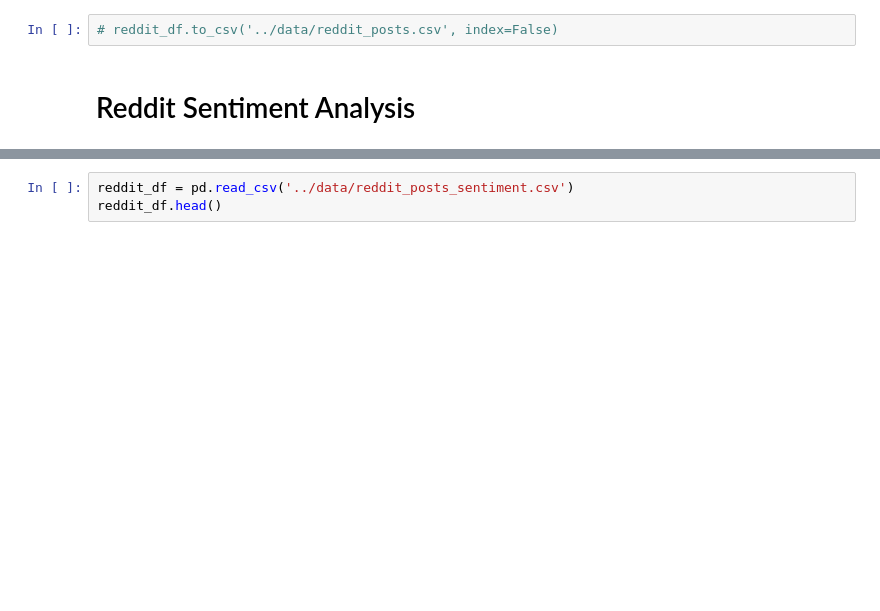
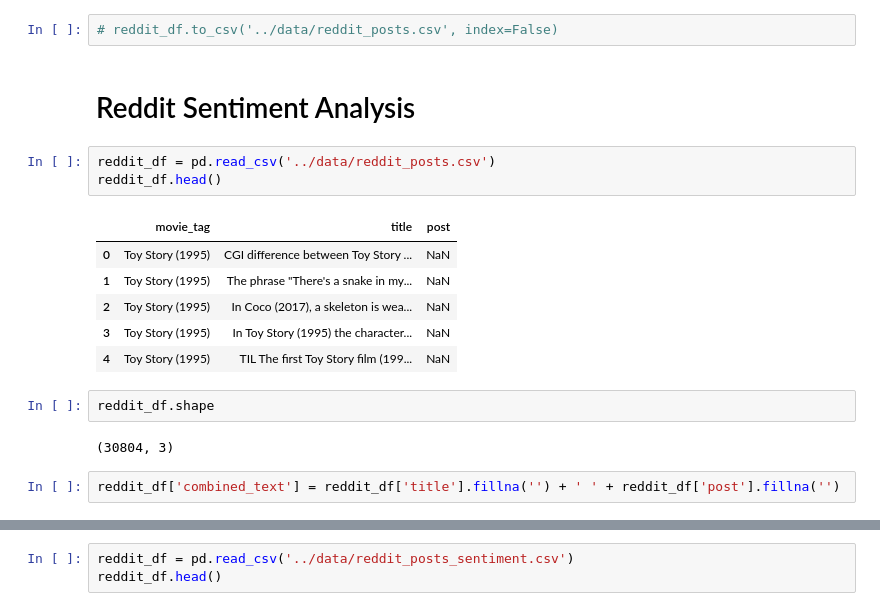
Before and after one commit to HemantRajSingh/collaborative-hybrid-recommender, a Jupyter notebook: notebooks/data_exploration.ipynb, the cells around one changed output, grey strips where cells are left out. Cells and saved outputs as stored; diff of their text form; blank space fills up the shorter version.

```diff
--- a/notebooks/data_exploration.ipynb
+++ b/notebooks/data_exploration.ipynb
@@ -360,3 +360,19 @@ def pull_reddit_posts(movie_tags):
 # reddit_df.to_csv('../data/reddit_posts.csv', index=False)
 # %% [markdown]
 # Reddit Sentiment Analysis
+# %%
+reddit_df = pd.read_csv('../data/reddit_posts.csv')
+reddit_df.head()
+# %% [output]
+|  | movie_tag | title | post |
+| 0 | Toy Story (1995) | CGI difference between Toy Story ... | NaN |
+| 1 | Toy Story (1995) | The phrase "There's a snake in my... | NaN |
+| 2 | Toy Story (1995) | In Coco (2017), a skeleton is wea... | NaN |
+| 3 | Toy Story (1995) | In Toy Story (1995) the character... | NaN |
+| 4 | Toy Story (1995) | TIL The first Toy Story film (199... | NaN |
+# %%
+reddit_df.shape
+# %% [output]
+(30804, 3)
+# %%
+reddit_df['combined_text'] = reddit_df['title'].fillna('') + ' ' + reddit_df['post'].fillna('')
```
Also changed, not shown: parts of 8 cells of this notebook.
